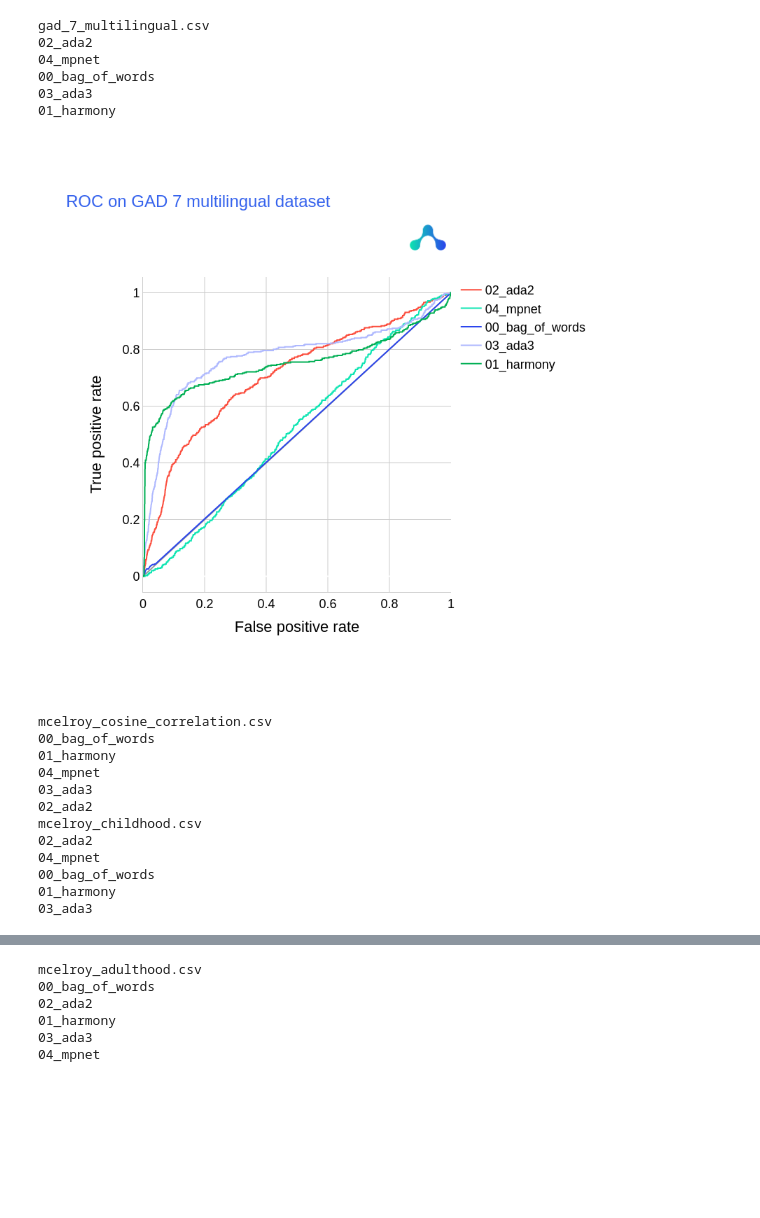
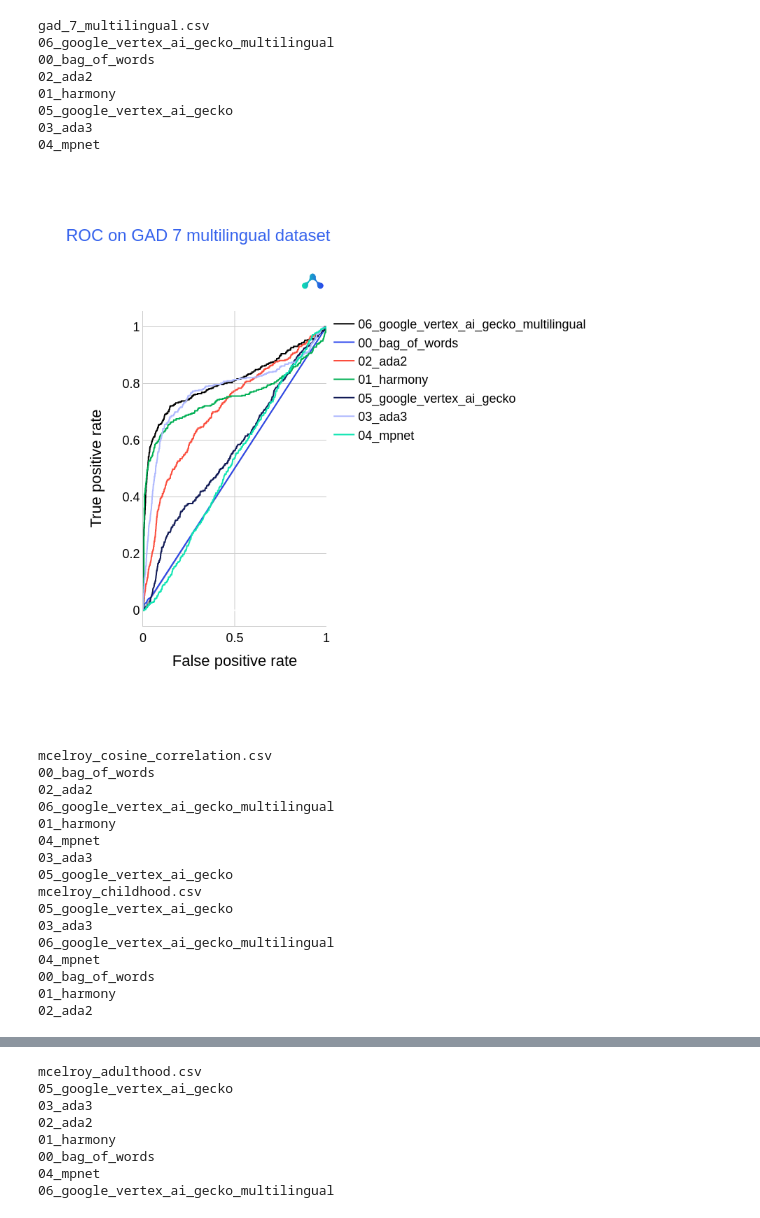
Before and after one commit to harmonydata/matching, a Jupyter notebook: analyse_results.ipynb, the cells around one changed output, grey strips where cells are left out. Cells and saved outputs as stored; diff of their text form; code cells hidden in the pictures; blank space fills up the shorter version.

Commit message:
Vertex AI

```diff
--- a/analyse_results.ipynb
+++ b/analyse_results.ipynb
@@ -58,12 +58,17 @@ for input_file, data in evaluation_helper.get_datasets():
                        1:"#00af54",
                           2:"#fb4d3d",
                           3:"#aeb8fe",
-                           4:"#0de5b2"}
+                           4:"#0de5b2",
+
+                          5:"#0f1854",
+                           6:"#000000",
+                           7:"#888888",
+                          }
 
                 fig.add_scatter(x=fpr, y=tpr, mode="lines", name=model_name, line=dict(color=colours[model_number]))
 
 
-            results_this_file[model_name] = {"correlation": corr, "R_sq": R_sq, "AUC": roc_auc}
+            results_this_file[model_name] = {"correlation": corr, "R²": R_sq, "AUC": roc_auc}
 
     if "cosine_correlation" not in input_file:
         fig.update_xaxes(showline=True, linewidth=1, linecolor='#cccccc', gridcolor='#cccccc')
@@ -78,46 +83,52 @@ for input_file, data in evaluation_helper.get_datasets():
                             xanchor="right", yanchor="bottom"
                         )
                     )
 
         fig.update_layout(
             title_font_family="Helvetica",
             xaxis_title="False positive rate",
             yaxis_title="True positive rate",
             font=dict(
                 family="Helvetica",
                 size=18,
                 color="rgb(0,0,0)"
             ),
             title_font=dict(
                 family="Helvetica",
                 size=24,
                 color="rgb(54,99,237)"
             ),
             paper_bgcolor='rgb(255,255,255)',
             plot_bgcolor='rgb(255,255,255)',
             width=800,
             height=800,
             margin=dict(l=150, r=100, t=200, b=150),
         )
 
         fig.show(renderer="png")
 # %% [output]
 gad_7_multilingual.csv
+06_google_vertex_ai_gecko_multilingual
+00_bag_of_words
 02_ada2
+01_harmony
+05_google_vertex_ai_gecko
+03_ada3
 04_mpnet
-00_bag_of_words
-03_ada3
-01_harmony
-[figure, old version]
+[figure, new version]
 mcelroy_cosine_correlation.csv
 00_bag_of_words
+02_ada2
+06_google_vertex_ai_gecko_multilingual
 01_harmony
 04_mpnet
 03_ada3
-02_ada2
+05_google_vertex_ai_gecko
 mcelroy_childhood.csv
-02_ada2
+05_google_vertex_ai_gecko
+03_ada3
+06_google_vertex_ai_gecko_multilingual
 04_mpnet
 00_bag_of_words
 01_harmony
-03_ada3
+02_ada2
@@ -125,6 +136,8 @@ mcelroy_childhood.csv
 mcelroy_adulthood.csv
-00_bag_of_words
+05_google_vertex_ai_gecko
+03_ada3
 02_ada2
 01_harmony
-03_ada3
+00_bag_of_words
 04_mpnet
+06_google_vertex_ai_gecko_multilingual
```
Also changed, not shown: parts of 4 cells of this notebook, 16 other files.
